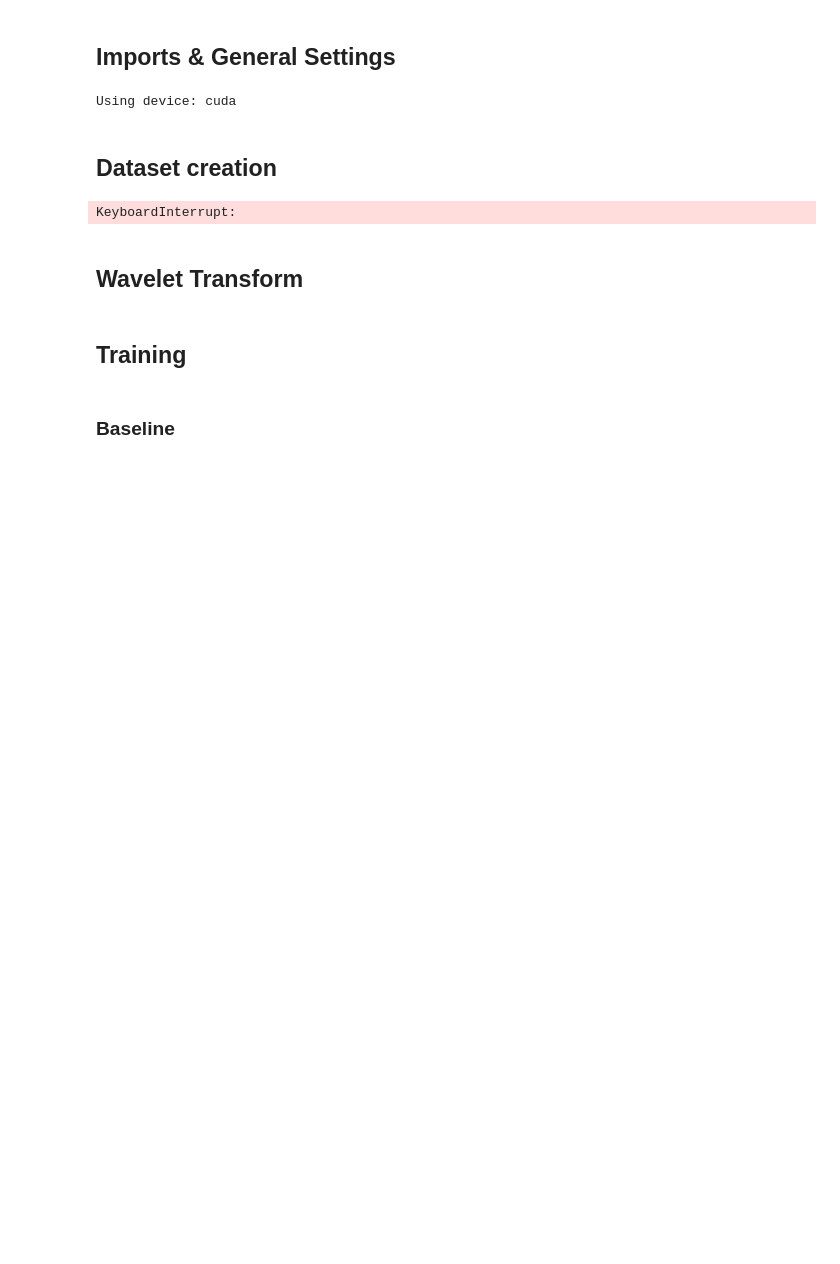
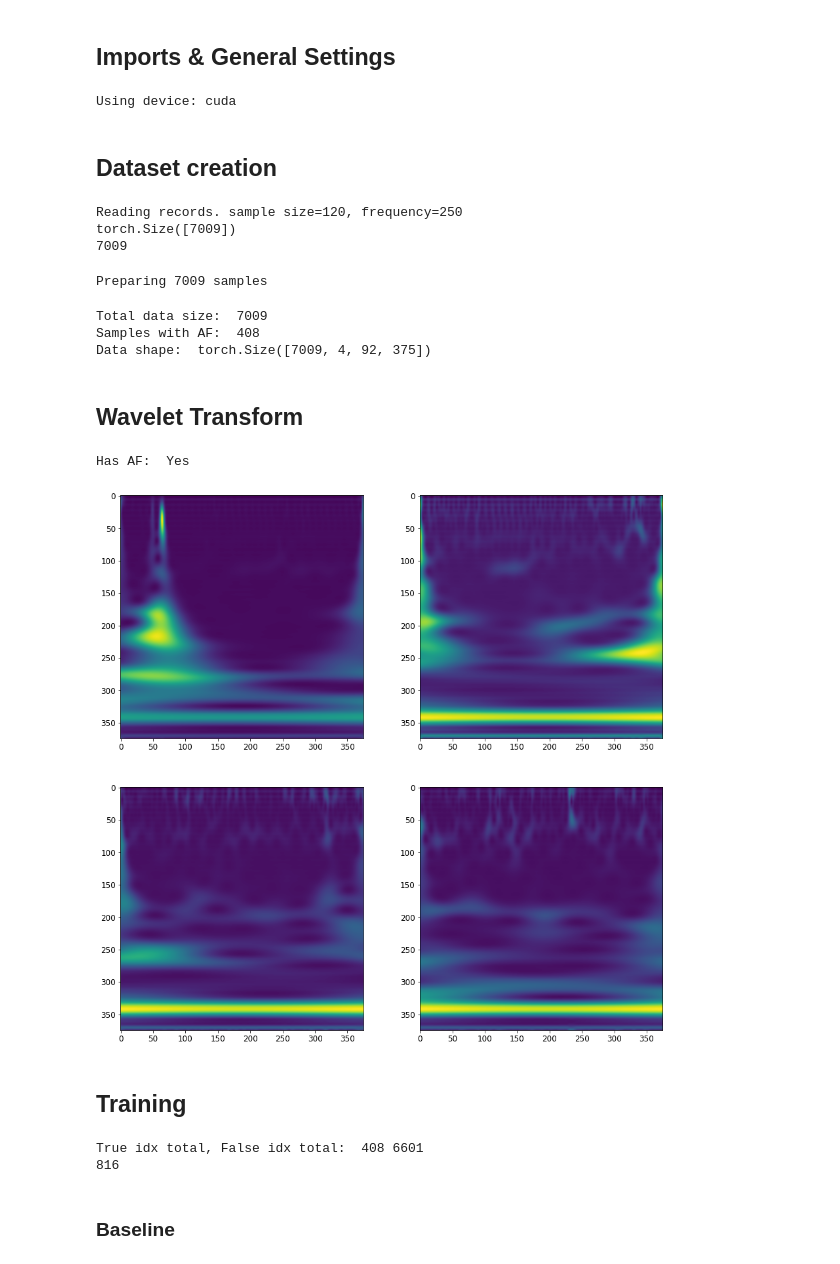
Before and after one commit to kalifadan/Final_project_cs236781, a Jupyter notebook: src/Model.ipynb, the cells around one changed output. Saved outputs shown, nothing was run; the diff lists cells and outputs as text; code cells hidden in the pictures; blank space fills up the shorter version.

```diff
--- a/src/Model.ipynb
+++ b/src/Model.ipynb
@@ -49,27 +49,41 @@ print('Using device:', device)
 Using device: cuda
 # %% [markdown]
 ## Dataset creation
+# %%
+seq_len = 4
 # %%
 dataset_name = 'afdb'
-dataset = AFECGDataset(dataset_name, '../data/afdb/', wavelet=WaveletTransform(resample=20))
+dataset = AFECGDataset(dataset_name, '../data/afdb/', wavelet=WaveletTransform(resample=20), seq_len=seq_len)
 # %%
 # dataset.load(num_records=1)
 dataset.load('./temp/' + dataset_name + '_small')
 # %% [output]
-KeyboardInterrupt:
+Reading records. sample size=120, frequency=250
+torch.Size([7009])
+7009
+Preparing 7009 samples
 # %%
-images_per_sample = 20
 total_data_size = len(dataset)
 print("Total data size: ", total_data_size)
 print("Samples with AF: ", dataset.labels.sum().item())
-print(dataset.samples.shape)
+print('Data shape: ', dataset.samples.shape)
+# %% [output]
+Total data size:  7009
+Samples with AF:  408
+Data shape:  torch.Size([7009, 4, 92, 375])
 # %% [markdown]
 ##  Wavelet Transform
 # %%
-powers, label = dataset[0]
+powers, label = dataset[3]
 print('Has AF: ', 'Yes' if label == 1 else 'No')
 
-signal = powers[0] # resample(powers[0], 375)
-plt.figure(figsize=(15, 15))
-plt.imshow(signal)
+fig, axes = plt.subplots(2, 2, figsize=(15, 15))
+axes = axes.reshape(-1)
+for power, ax in zip(powers, axes):
+    signal = resample(power, 375)
+    ax.imshow(signal)
+
 plt.show()
+# %% [output]
+Has AF:  Yes
+[figure, added]
@@ -104,6 +99,9 @@ print("True idx total, False idx total: ", len(true_idx), len(false_idx))
 idxes = true_idx + false_idx[0:len(true_idx)]
 print(len(idxes))
 dataset = torch.utils.data.Subset(dataset, list(set(idxes)))
+# %% [output]
+True idx total, False idx total:  408 6601
+816
 # %%
 heldout = int(len(dataset) * 0.2)
 train_dataset, test_dataset = torch.utils.data.random_split(dataset, [len(dataset) - heldout, heldout])
```
Also changed, not shown: parts of 8 cells of this notebook, 8 other files.
